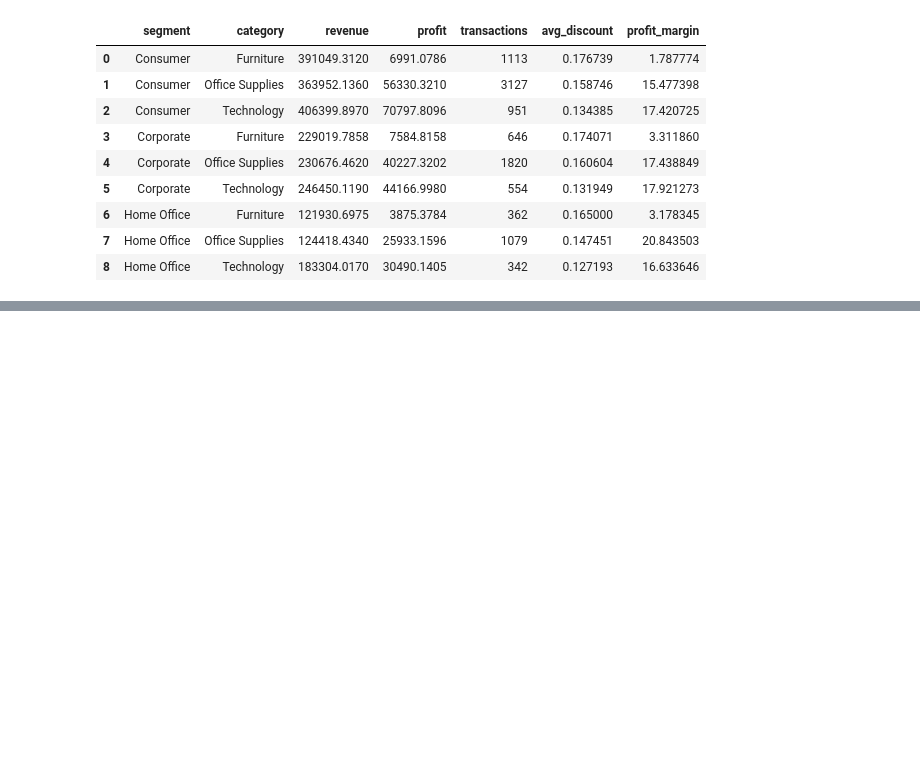
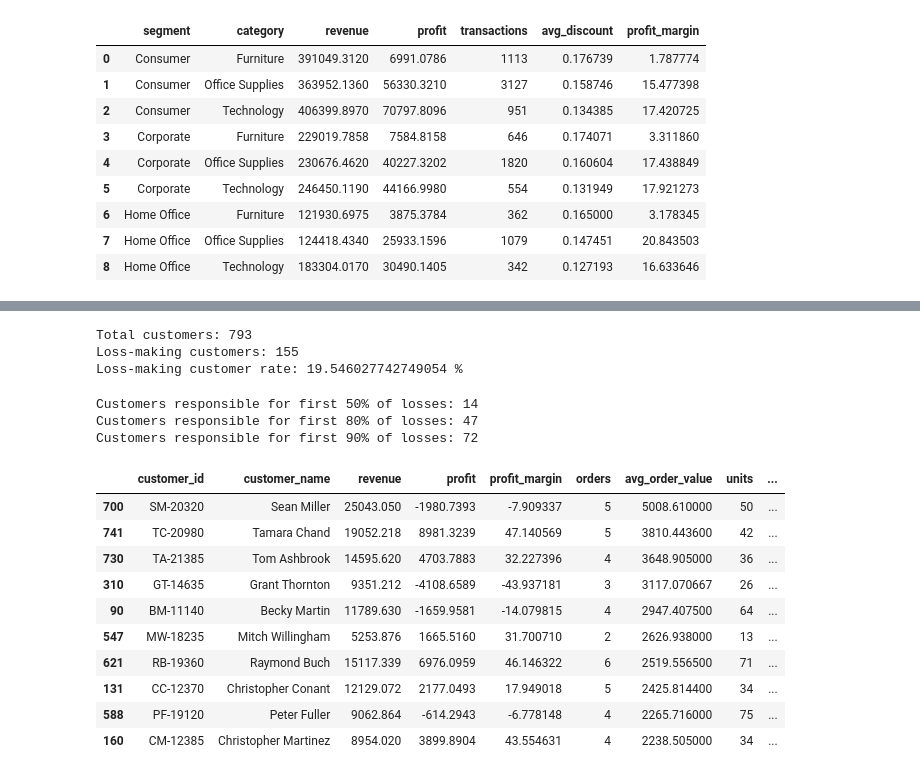
Before and after one commit to aniket492/CEO-Business-Analytics, a Jupyter notebook: notebooks/03_eda.ipynb, the cells around one changed output, grey strips where cells are left out. Cells and saved outputs as stored; diff of their text form; code cells hidden in the pictures; blank space fills up the shorter version.

```diff
--- a/notebooks/03_eda.ipynb
+++ b/notebooks/03_eda.ipynb
@@ -1115,0 +1224,20 @@ segment_category
+# %%
+print(
+    "Total customers:",
+    len(customer_analysis)
+)
+
+print(
+    "Loss-making customers:",
+    len(loss_customers)
+)
+
+print(
+    "Loss-making customer rate:",
+    len(loss_customers) / len(customer_analysis) * 100,
+    "%"
+)
+# %% [output]
+Total customers: 793
+Loss-making customers: 155
+Loss-making customer rate: 19.546027742749054 %
@@ -1115,0 +1260,45 @@ segment_category
+# %%
+for threshold in [50, 80, 90]:
+    count = (
+        loss_customers["cumulative_loss_pct"] <= threshold
+    ).sum() + 1
+
+    print(
+        f"Customers responsible for first {threshold}% of losses:",
+        count
+    )
+# %% [output]
+Customers responsible for first 50% of losses: 14
+Customers responsible for first 80% of losses: 47
+Customers responsible for first 90% of losses: 72
+# %%
+customer_summary = customer_analysis[
+    [
+        "customer_id",
+        "customer_name",
+        "revenue",
+        "profit",
+        "profit_margin",
+        "orders",
+        "avg_order_value",
+        "units",
+        "avg_discount"
+    ]
+].copy()
+# %%
+customer_summary.sort_values(
+    "avg_order_value",
+    ascending=False
+).head(10)
+# %% [output]
+|  | customer_id | customer_name | revenue | profit | profit_margin | orders | avg_order_value | units | ... |
+| 700 | SM-20320 | Sean Miller | 25043.050 | -1980.7393 | -7.909337 | 5 | 5008.610000 | 50 | ... |
+| 741 | TC-20980 | Tamara Chand | 19052.218 | 8981.3239 | 47.140569 | 5 | 3810.443600 | 42 | ... |
+| 730 | TA-21385 | Tom Ashbrook | 14595.620 | 4703.7883 | 32.227396 | 4 | 3648.905000 | 36 | ... |
+| 310 | GT-14635 | Grant Thornton | 9351.212 | -4108.6589 | -43.937181 | 3 | 3117.070667 | 26 | ... |
+| 90 | BM-11140 | Becky Martin | 11789.630 | -1659.9581 | -14.079815 | 4 | 2947.407500 | 64 | ... |
+| 547 | MW-18235 | Mitch Willingham | 5253.876 | 1665.5160 | 31.700710 | 2 | 2626.938000 | 13 | ... |
+| 621 | RB-19360 | Raymond Buch | 15117.339 | 6976.0959 | 46.146322 | 6 | 2519.556500 | 71 | ... |
+| 131 | CC-12370 | Christopher Conant | 12129.072 | 2177.0493 | 17.949018 | 5 | 2425.814400 | 34 | ... |
+| 588 | PF-19120 | Peter Fuller | 9062.864 | -614.2943 | -6.778148 | 4 | 2265.716000 | 75 | ... |
+| 160 | CM-12385 | Christopher Martinez | 8954.020 | 3899.8904 | 43.554631 | 4 | 2238.505000 | 34 | ... |
```
Also changed, not shown: parts of 7 cells of this notebook, 1 other file.
